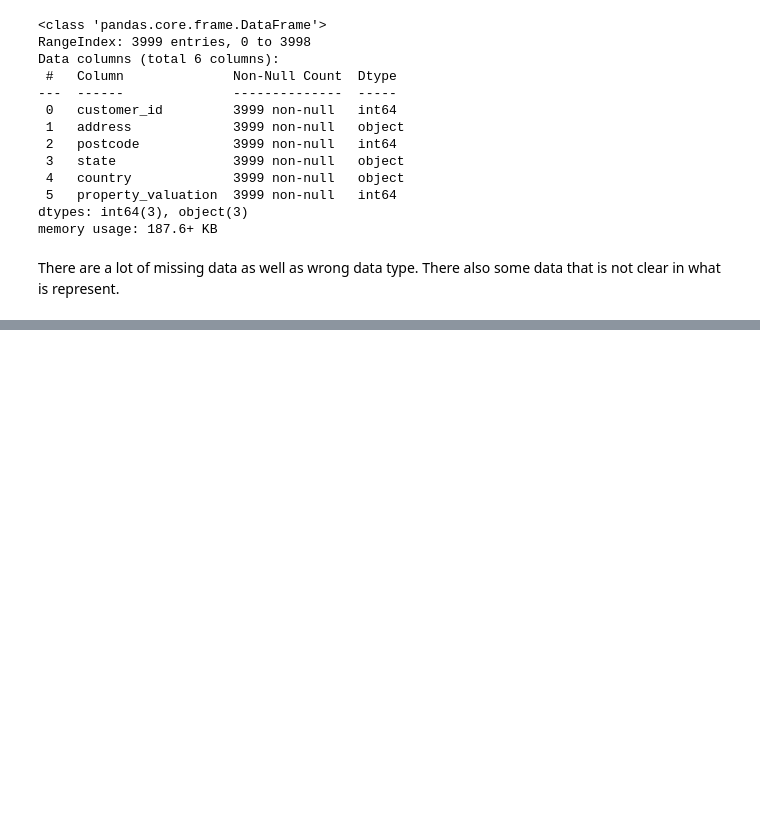
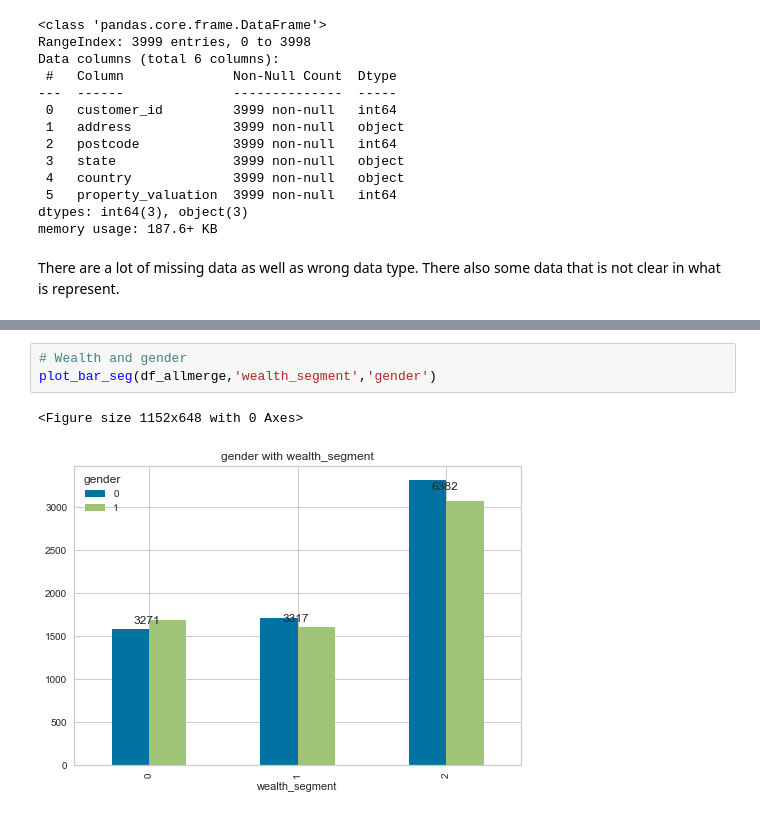
Before and after one commit to vclzez/DATA, a Jupyter notebook: The Forage/KPMG/KPMG_EDA.ipynb, the cells around one changed output, grey strips where cells are left out. Drawn from its saved outputs; the diff is of its cells as text; blank space fills up the shorter version.

```diff
--- a/The Forage/KPMG/KPMG_EDA.ipynb
+++ b/The Forage/KPMG/KPMG_EDA.ipynb
@@ -258,0 +409,6 @@ List of Wrong datatype:
+# %%
+# Wealth and gender
+plot_bar_seg(df_allmerge,'wealth_segment','gender')
+# %% [output]
+<Figure size 1152x648 with 0 Axes>
+[figure, added]
```
Also changed, not shown: parts of 43 cells of this notebook.
